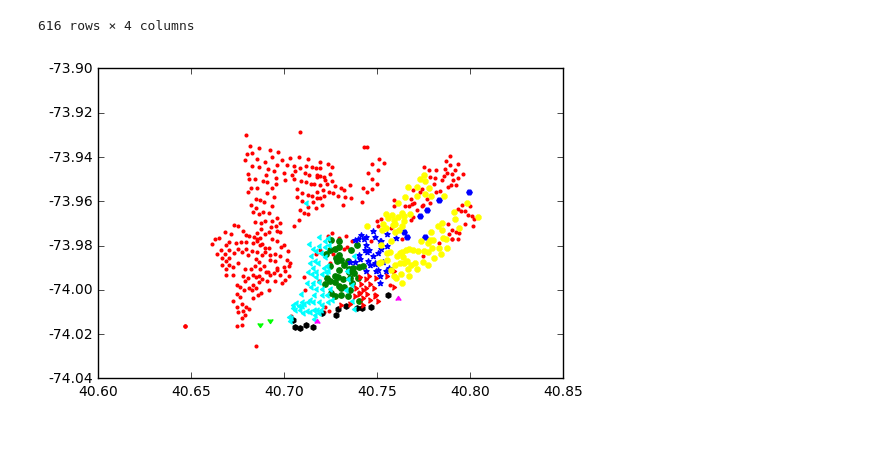
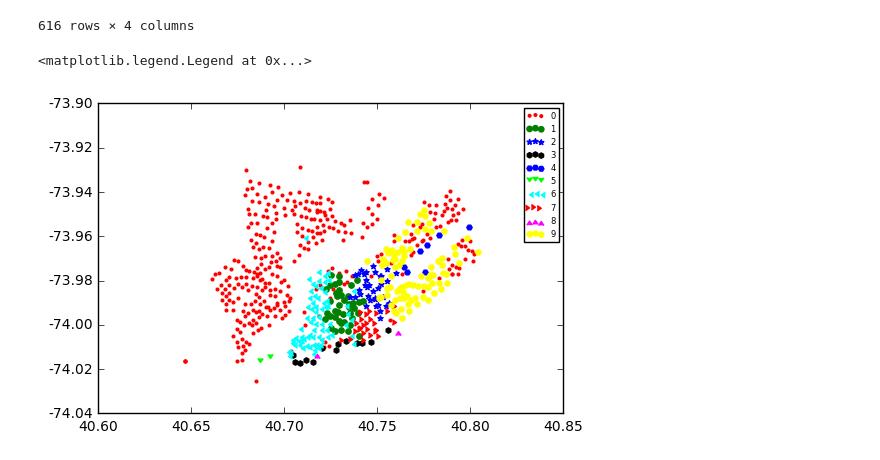
Before and after one commit to Ernest-Wu/Ny_bike, a Jupyter notebook: Nybike_cluster.ipynb, the cells around one changed output. Drawn from its saved outputs; the diff is of its cells as text; code cells hidden in the pictures.

```diff
--- a/Nybike_cluster.ipynb
+++ b/Nybike_cluster.ipynb
@@ -246,11 +249,13 @@ df_loc_cluster
 # %%
 # 以经纬度为x,y轴，画聚类图
 df_plot = df_loc_cluster
 df_plot.columns = [0, 1, 2, u'聚类类别']
 df_plot = df_plot[df_plot[1] > 40.60]
 
 for i in range(k):
     c = df_plot[df_plot[u'聚类类别'] == i]
     plt.scatter(c[1], c[2], marker = markers[i], color = colors[i], s = 15)
+plt.legend(range(k),loc = 'upper right', prop = {'size': 6})
 # %% [output]
+<matplotlib.legend.Legend at 0x...>
-[figure, old version]
+[figure, new version]
```
Also changed, not shown: parts of 1 cell of this notebook.
